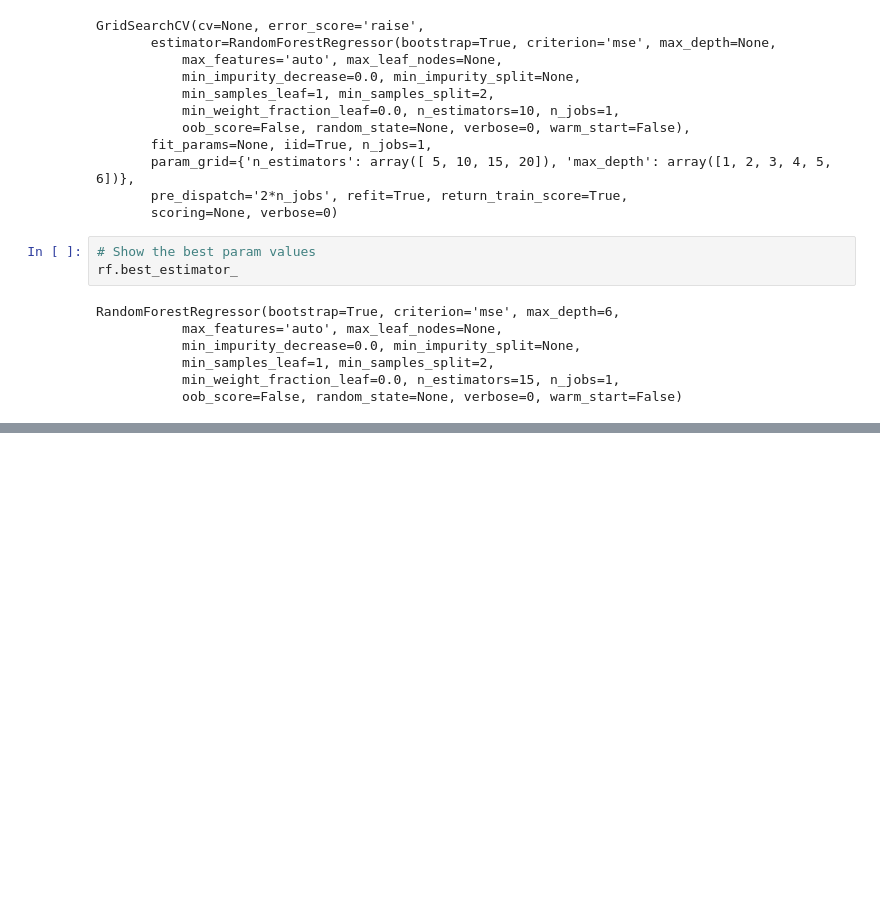
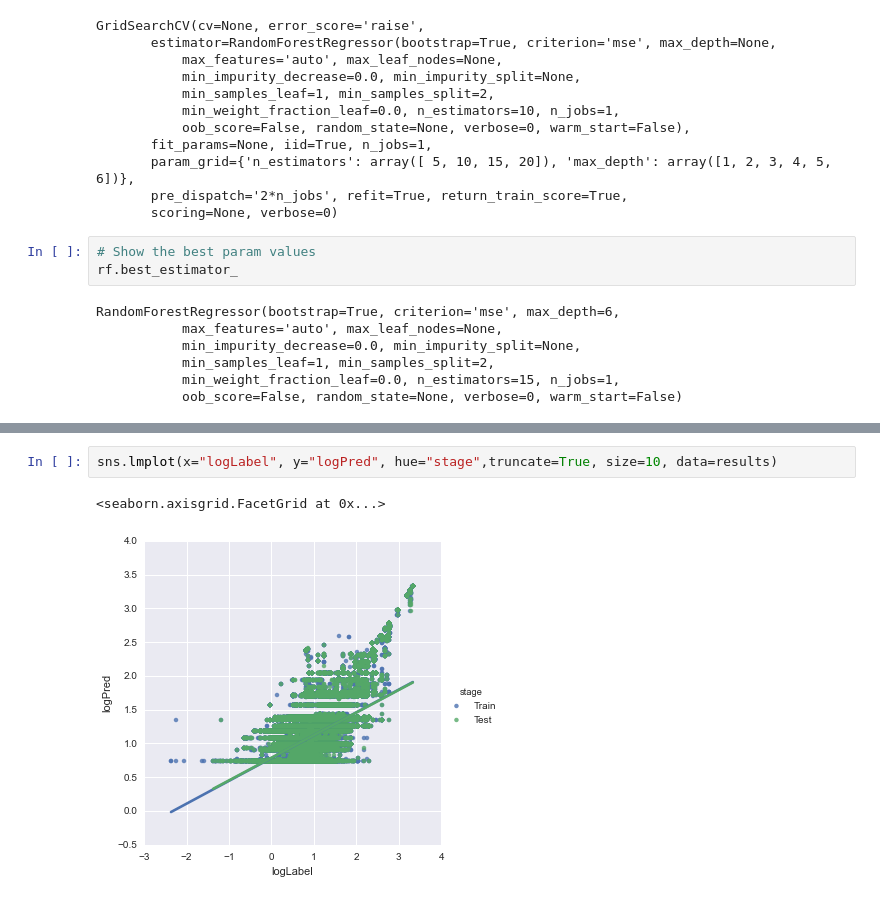
Before and after one commit to NunoEdgarGFlowHub/ethereum_blockchain, a Jupyter notebook: notebooks/random_forest.ipynb, the cells around one changed output, grey strips where cells are left out. Cells and saved outputs as stored; diff of their text form; blank space fills up the shorter version.

```diff
--- a/notebooks/random_forest.ipynb
+++ b/notebooks/random_forest.ipynb
@@ -162,0 +217,5 @@ Mean CV r2_score: 0.84999569726
+# %%
+sns.lmplot(x="logLabel", y="logPred", hue="stage",truncate=True, size=10, data=results)
+# %% [output]
+<seaborn.axisgrid.FacetGrid at 0x...>
+[figure, added]
```
Also changed, not shown: parts of 15 cells of this notebook, 5 other files.
